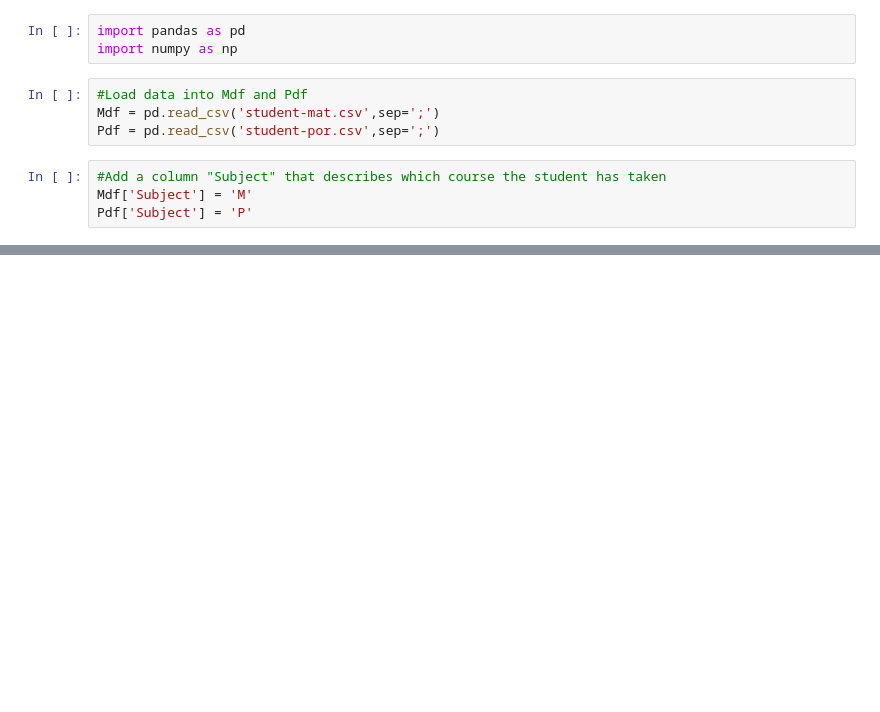
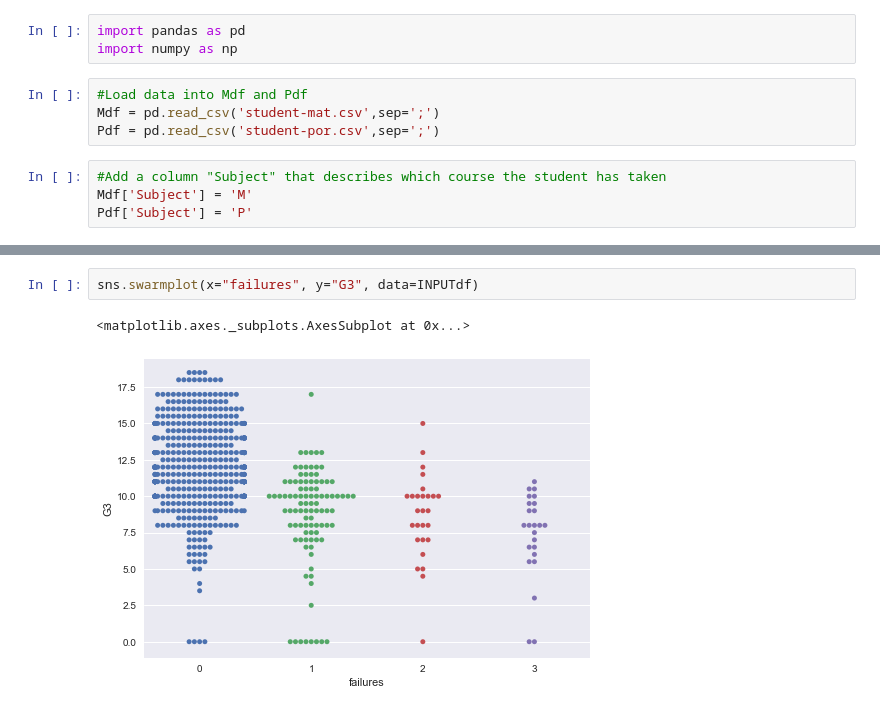
Before and after one commit to haojing9058/Comparison-of-Regression-Machine-Learning-Algorithms-of-Explaining-Students-Academic-Performance, a Jupyter notebook: student_alcohol_consumption.ipynb, the cells around one changed output, grey strips where cells are left out. Cells and saved outputs as stored; diff of their text form; blank space fills up the shorter version.

```diff
--- a/student_alcohol_consumption.ipynb
+++ b/student_alcohol_consumption.ipynb
@@ -284,0 +108,5 @@ svr_rbf.score(X_train_new, y_train)
+# %%
+sns.swarmplot(x="failures", y="G3", data=INPUTdf)
+# %% [output]
+<matplotlib.axes._subplots.AxesSubplot at 0x...>
+[figure, added]
```
Also changed, not shown: parts of 60 cells of this notebook.
